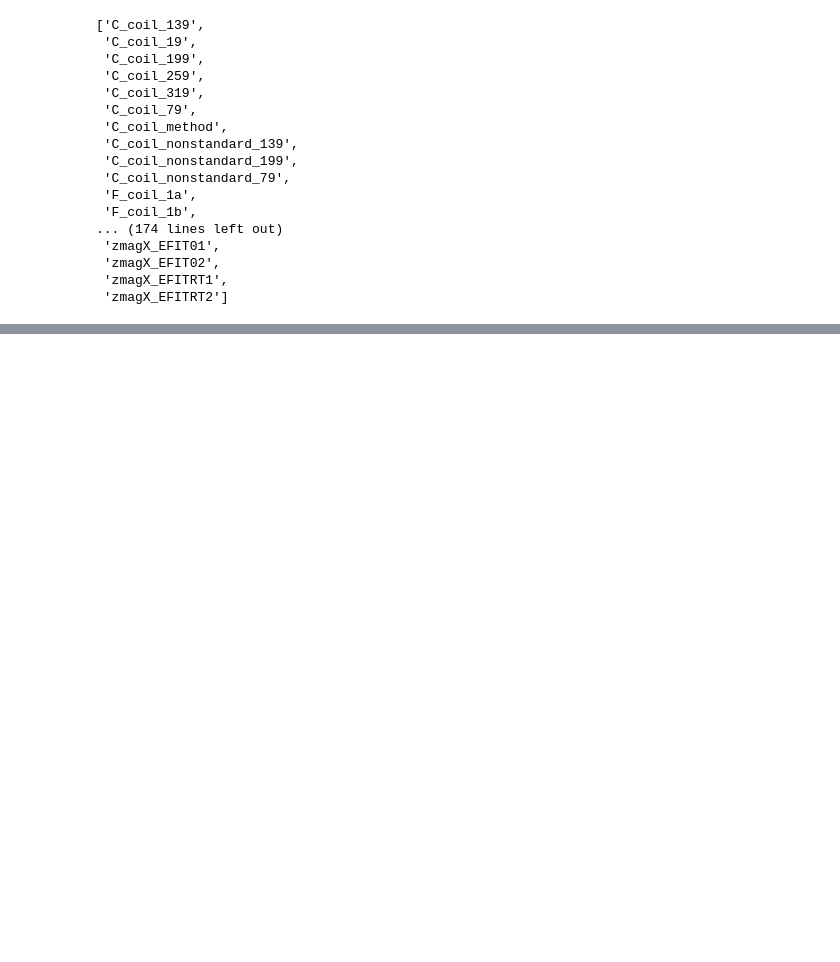
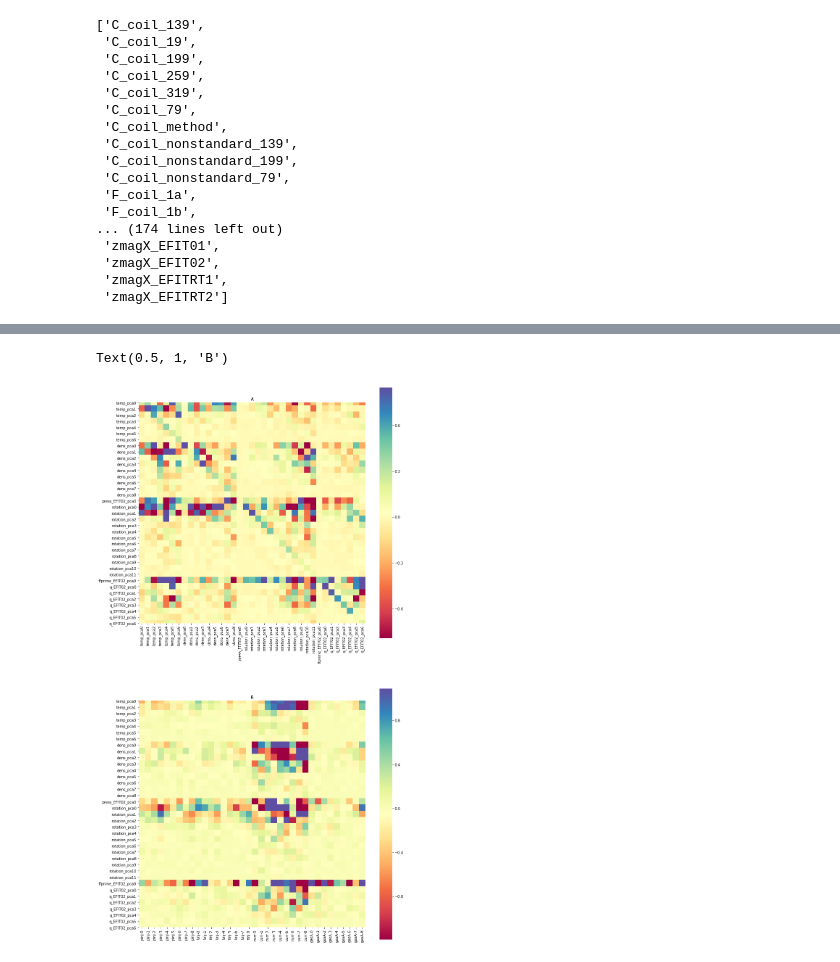
Before and after one commit to PlasmaControl/plasma-profile-predictor, a Jupyter notebook: linear_model.ipynb, the cells around one changed output, grey strips where cells are left out. Drawn from its saved outputs; the diff is of its cells as text; code cells hidden in the pictures; blank space fills up the shorter version.

```diff
--- a/linear_model.ipynb
+++ b/linear_model.ipynb
@@ -114,0 +144,18 @@ B = AB[:,Xpca.shape[0]:]
+# %%
+# get A,B matrices
+AB = np.matmul(Ypca,XUinv)
+A = AB[:,0:Xpca.shape[0]]
+B = AB[:,Xpca.shape[0]:]
+f, axes = plt.subplots(2, 1, figsize=(14, 28))
+Aylabel = [sig + '_pca' + str(i) for sig in profile_names for i in range(nmodes[sig]) ]
+Axlabel = Aylabel
+Bylabel = Aylabel
+Bxlabel = [sig + '-' + str(i) for sig in actuator_names for i in range(actuator_lookback + lookahead) ]
+cmap='Spectral'
+sns.heatmap(A, cmap=cmap, annot=False, square=True, robust=True,
+            xticklabels = Axlabel, yticklabels = Aylabel, ax=axes[0]).set_title('A')
+sns.heatmap(B, cmap=cmap, annot=False, square=True, robust=True,
+            xticklabels = Bxlabel, yticklabels = Bylabel, ax=axes[1]).set_title('B')
+# %% [output]
+Text(0.5, 1, 'B')
+[figure, added]
```
Also changed, not shown: parts of 16 cells of this notebook, 3 other files.
